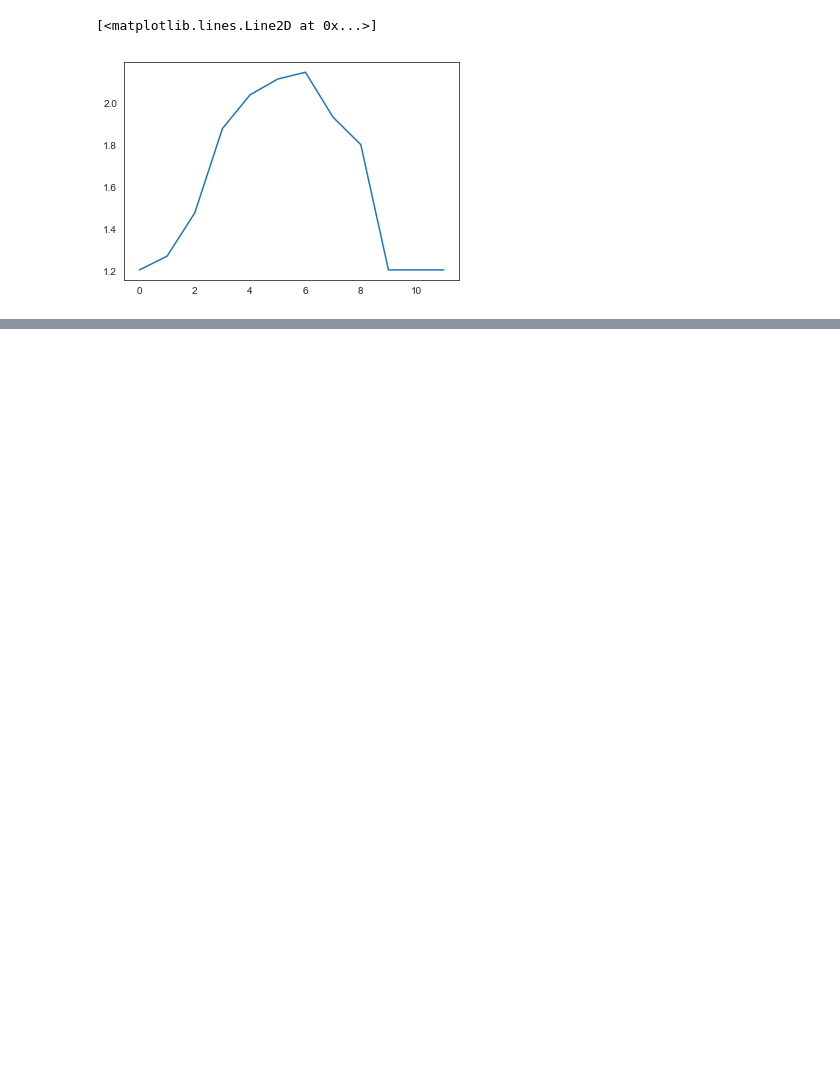
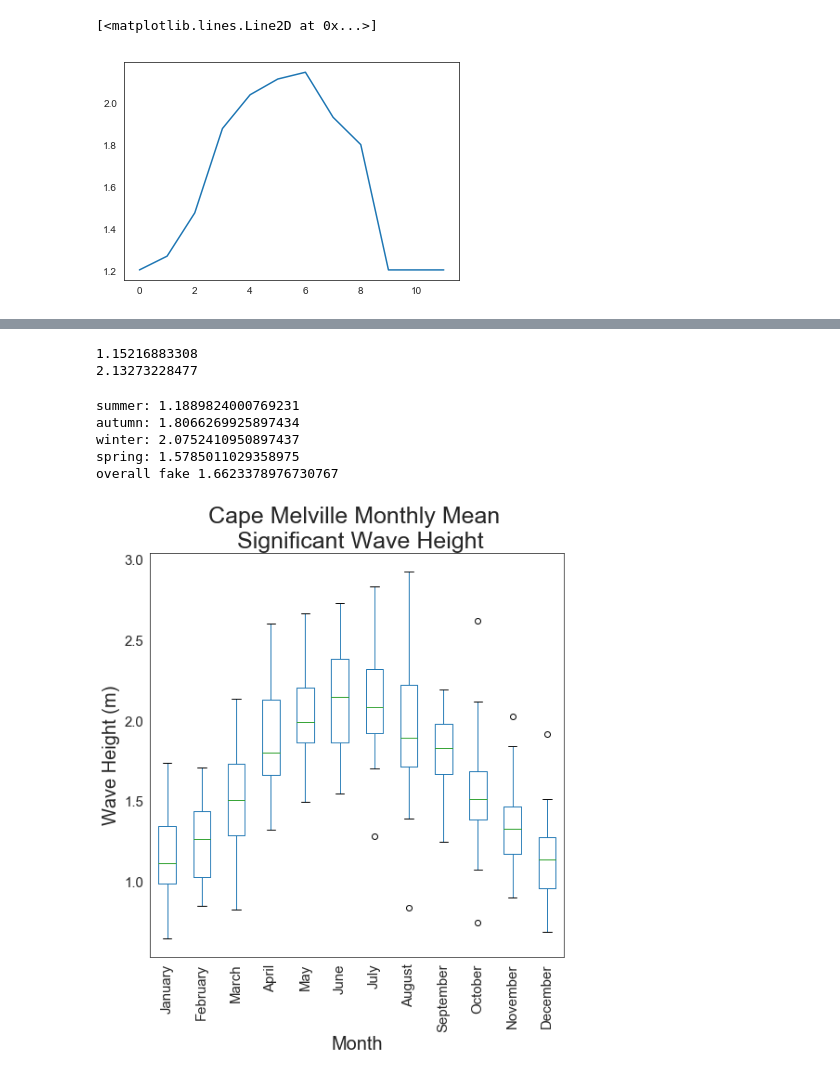
Before and after one commit to CourtneySmith32/Honours-Coursework, a Jupyter notebook: melville_month.ipynb, the cells around one changed output, grey strips where cells are left out. Saved outputs shown, nothing was run; the diff lists cells and outputs as text; code cells hidden in the pictures; blank space fills up the shorter version.

```diff
--- a/melville_month.ipynb
+++ b/melville_month.ipynb
@@ -307,0 +318,4 @@ plt.plot(means)
+# %%
+nameCSV = 'mel_wh_month_vs_year.csv'
+no_nan = pd.read_csv(str(nameCSV))
+no_nan
@@ -307,0 +379,19 @@ plt.plot(means)
+# %%
+allmonths = [y1,
+y2,
+y3,
+y4,
+y5,
+y6,
+y7,
+y8,
+y9,
+y10,
+y11,
+y12]
+
+print min(allmonths)
+print max(allmonths)
+# %% [output]
+1.15216883308
+2.13273228477
@@ -307,0 +403,26 @@ plt.plot(means)
+# %%
+print 'summer:',DFJ
+print 'autumn:',MAM
+print 'winter:',JJA
+print 'spring:',SON
+
+
+overallfake = np.mean([DFJ, MAM, JJA, SON])
+print 'overall fake',overallfake
+# %% [output]
+summer: 1.1889824000769231
+autumn: 1.8066269925897434
+winter: 2.0752410950897437
+spring: 1.5785011029358975
+overall fake 1.6623378976730767
+# %%
+sns.set_style("white")
+no_nan.boxplot(rot =90, grid=False, fontsize=15, figsize=(8,8))
+
+plt.ylabel('Wave Height (m)', fontsize=(20))
+plt.xlabel('Month', fontsize=(20))
+plt.title('Cape Melville Monthly Mean \n Significant Wave Height', fontsize=(25))
+
+plt.savefig('Melville Monthly Wh Boxplot - year vs month')
+# %% [output]
+[figure, added]
```
Also changed, not shown: parts of 6 cells of this notebook, 13 other files.
